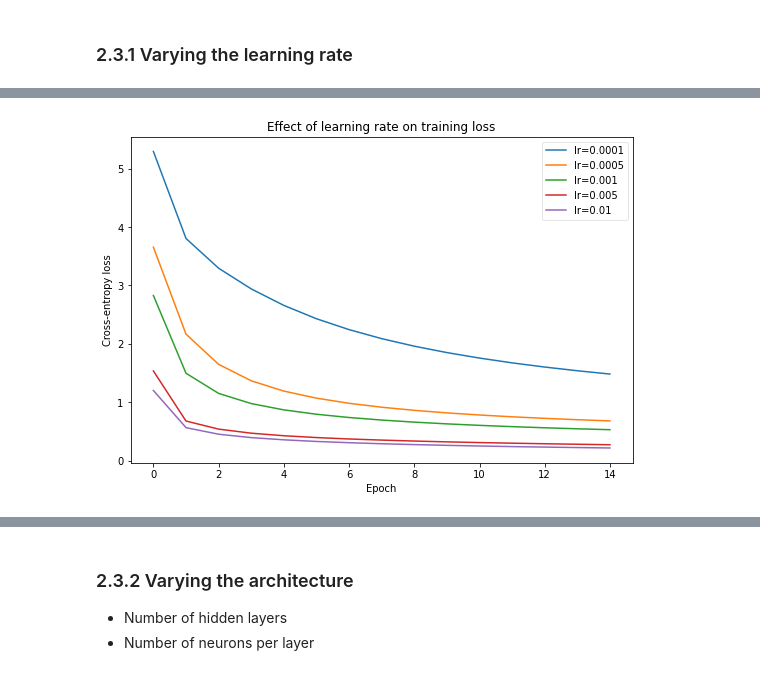
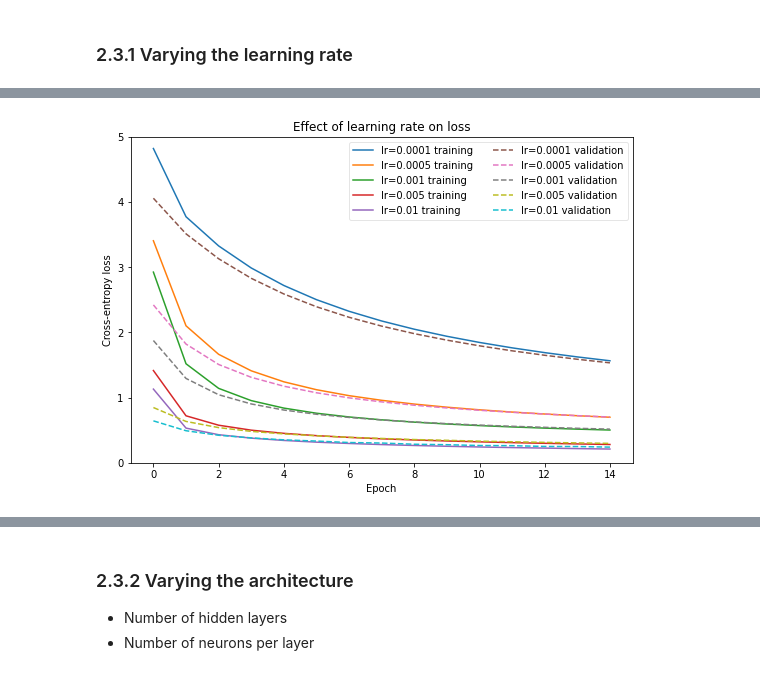
Before and after one commit to vtd9/multilayer-perceptron, a Jupyter notebook: HW1.ipynb, the cells around one changed output, grey strips where cells are left out. Cells and saved outputs as stored; diff of their text form; code cells hidden in the pictures.

```diff
--- a/HW1.ipynb
+++ b/HW1.ipynb
@@ -111,15 +113,10 @@ activ_fns = (Activation.relu, Activation.relu, Activation.softmax)
 p_128_64 = Perceptron(dims, activ_fns, Loss.cross_entropy)
 
 # Different learning rates to test
-lr_train = {}
-lr_valid = {}
+lr_result = {}
 lrs = (1e-4, 5e-4, 0.001, 0.005, 0.01)
 for lr in lrs:
   p_128_64.reset() # Reinitialize parameters
-  lr_train[lr] = Utility.train_epochs(p_128_64, mnist_set, lr,
-    epochs, batch, verbose=False)
-
-  # At end of each model's training, validate
-  valid_gen = mnist_set.make_batches(batch, 'valid')
-  lr_valid[lr] = p_128_64.pass_data(valid_gen, lr, batch, train_mode=False)
+  lr_result[lr] = Utility.train_epochs(p_128_64, mnist_set, lr,
+    epochs, batch, verbose=True)
 # %% [output]
@@ -131,9 +140,10 @@ KeyboardInterrupt:
 # %%
-# Plot training loss for the different learning rates used
-Utility.plot_results([lr_train[_][0] for _ in lrs],
-                     labels=['lr=' + str(lr) for lr in lrs],
-                     ylabel='Cross-entropy loss',
-                     title='Effect of learning rate on training loss')
+Utility.plot_results([lr_result[_][0] for _ in lrs],
+    [lr_result[_][2] for _ in lrs],
+    labels=['lr=' + str(lr) for lr in lrs],
+    label_append=' training',
+    ylabel='Cross-entropy loss', ymax=5,
+    title='Effect of learning rate on loss')
 # %% [output]
-[figure, old version]
+[figure, new version]
 # %%
```
Also changed, not shown: parts of 33 cells of this notebook, 5 other files.
